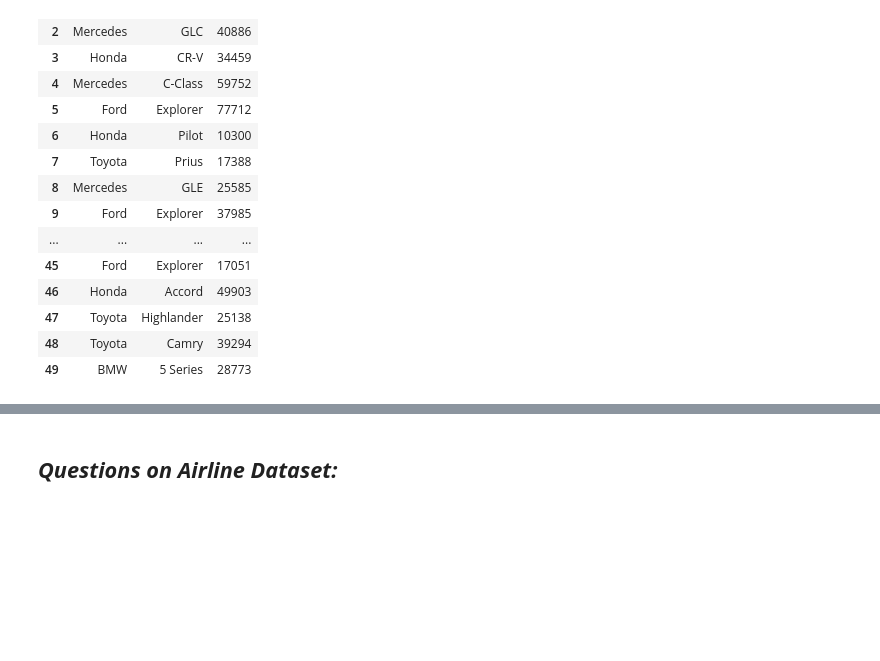
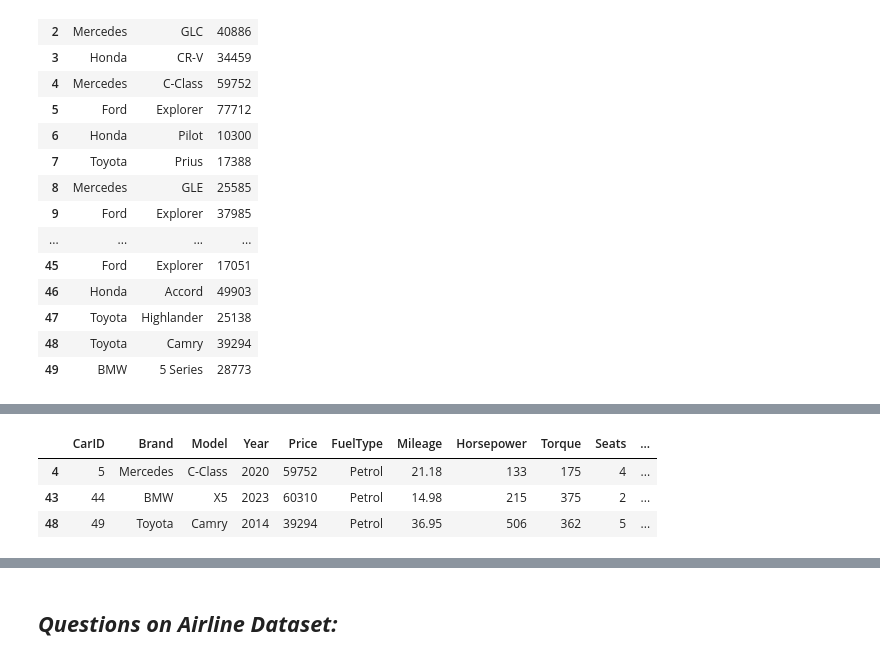
Before and after one commit to vaishnaviPatil1111/Python, a Jupyter notebook: Python_Pandas.ipynb, the cells around one changed output, grey strips where cells are left out. Saved outputs shown, nothing was run; the diff lists cells and outputs as text; code cells hidden in the pictures; blank space fills up the shorter version.

```diff
--- a/Python_Pandas.ipynb
+++ b/Python_Pandas.ipynb
@@ -659,0 +727,9 @@ df1[['Brand','Model','Price']]
+# %%
+#13.	Find all cars that belong to the "North" region and have been sold.
+df1.head()
+df1[(df1['Region'] == 'North') & (df1['Sold'] == 'Yes')]
+# %% [output]
+|  | CarID | Brand | Model | Year | Price | FuelType | Mileage | Horsepower | Torque | Seats | ... |
+| 4 | 5 | Mercedes | C-Class | 2020 | 59752 | Petrol | 21.18 | 133 | 175 | 4 | ... |
+| 43 | 44 | BMW | X5 | 2023 | 60310 | Petrol | 14.98 | 215 | 375 | 2 | ... |
+| 48 | 49 | Toyota | Camry | 2014 | 39294 | Petrol | 36.95 | 506 | 362 | 5 | ... |
```
Also changed, not shown: parts of 18 cells of this notebook.
